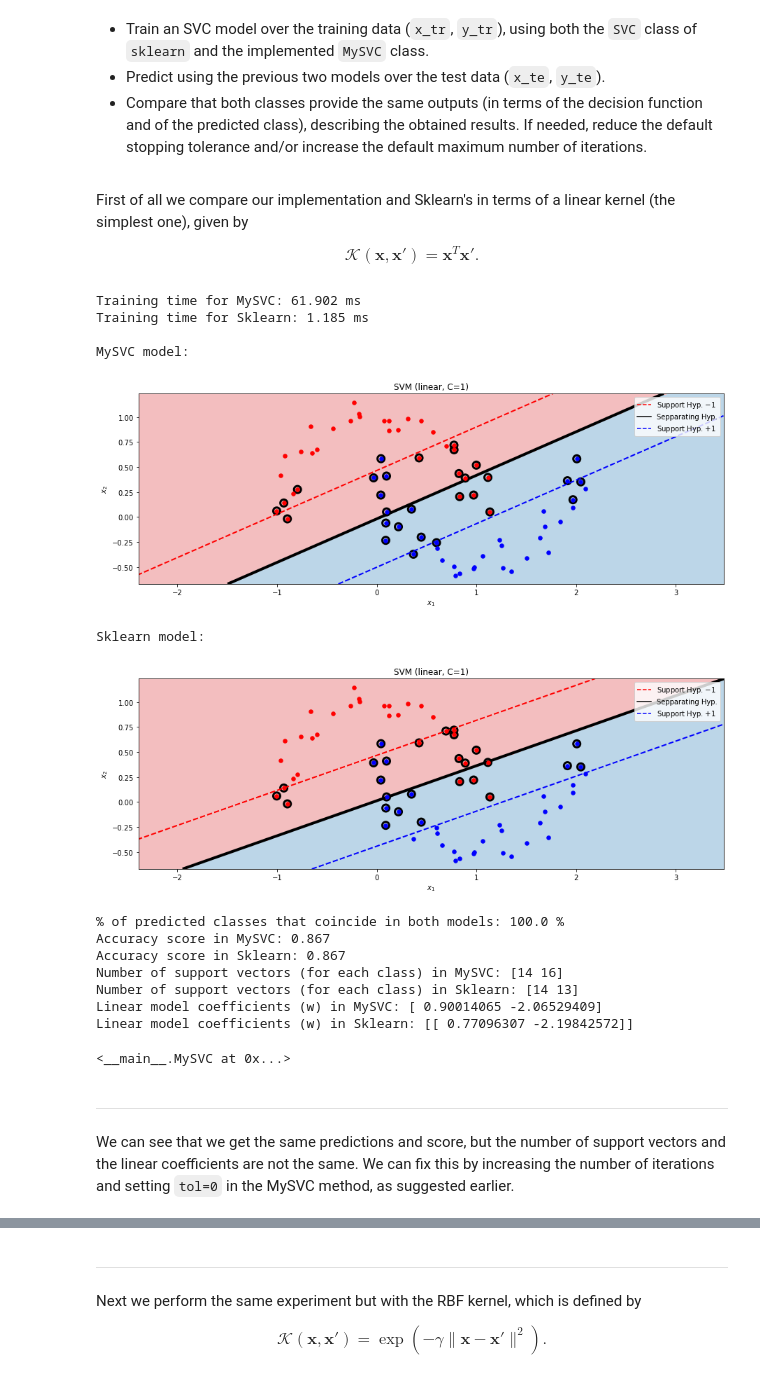
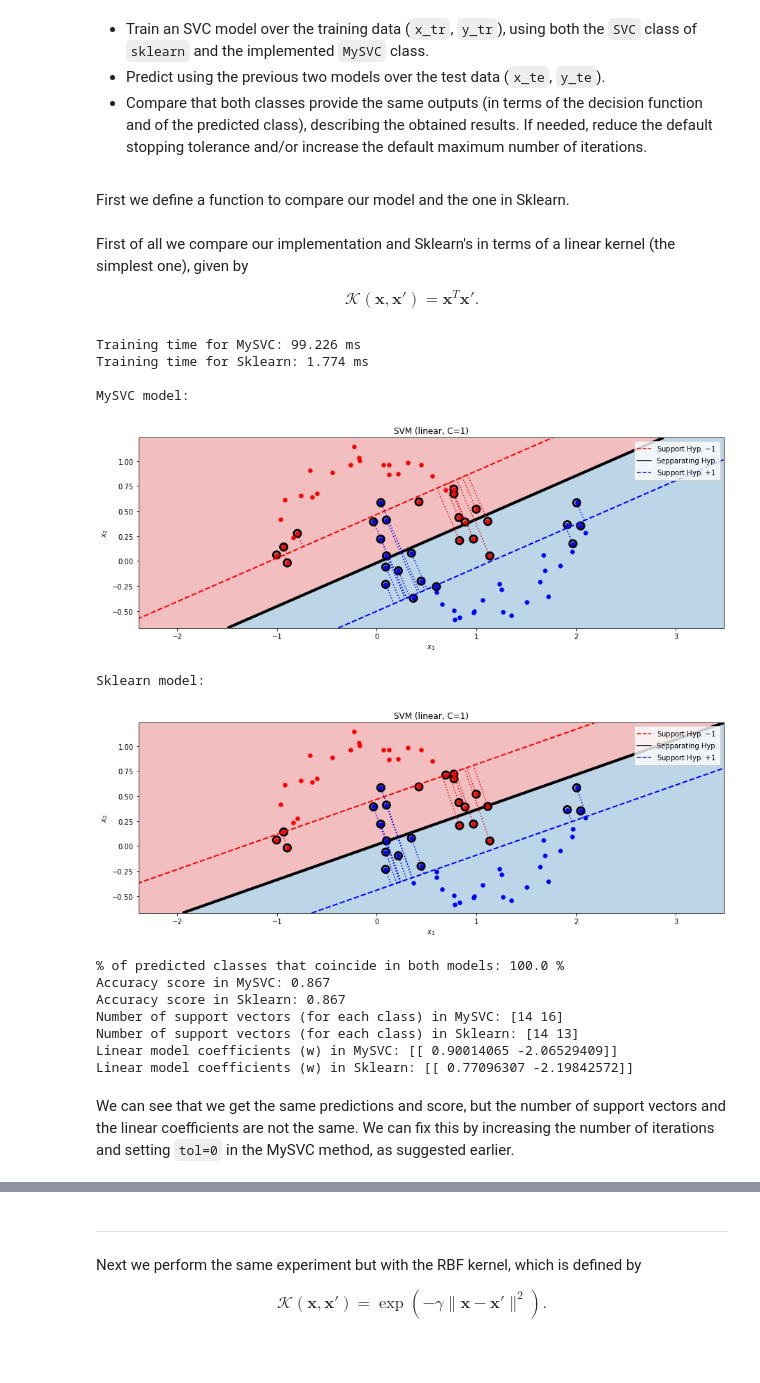
Before and after one commit to Ludvins/MCD_Practicas_MAAA, a Jupyter notebook: P1/SMO.ipynb, the cells around one changed output, grey strips where cells are left out. Drawn from its saved outputs; the diff is of its cells as text; code cells hidden in the pictures.

```diff
--- a/P1/SMO.ipynb
+++ b/P1/SMO.ipynb
@@ -190,7 +190,7 @@ from sklearn.metrics.pairwise import linear_kernel
 
 class MySVC():
     """
-    SVC with a simplified version of SMO.
+    Binary SVC with a simplified version of SMO.
     """
 
     def __init__(self,
@@ -203,12 +203,12 @@ class MySVC():
         """
         Construct a SVC model.
           - C: regularization parameter. The strength of the regularization is
-            proportional to C.
-          - gamma: kernel coefficient.
+            inversely proportional to C. Must be positive.
+          - gamma: RBF kernel coefficient.
           - kernel: callable with signature kernel(X, Y=None) that takes two
             matrices and returns the kernel Gram matrix; or one of 'linear' or 'rbf'.
-            If the kernel is a function, the rest of the parameters should be fixed before
-            constructing the model.
+            If the kernel is a function, the rest of its parameters (if any) should be
+            fixed before constructing the model.
           - tol: tolerance for stopping condition.
           - max_iter: maximum number of iterations for SMO.
           - random_state: seed for randomness.
@@ -254,7 +254,6 @@ class MySVC():
         else:
             print("[Error]: Not a valid kernel.")
             exit()
-
 
         # Pre-compute all kernel configurations (optimized for self-distances matrix).
         K = self.kernel_(X, None)
@@ -308,12 +307,12 @@ class MySVC():
         self.dual_coef_ = a[self.support_] * y[self.support_]
         self.coef_ = None
         self.fit_status_ = 0
-        self.classes_ = np.array([-1, 1])
+        self.classes_ = np.unique(y)
         self.shape_fit_ = X.shape
 
         # In the linear case we can recover the weights 'w' of the primal solution
         if self.kernel == 'linear':
-            self.coef_ = (a * y) @ X
+            self.coef_ = ((a * y) @ X).reshape(1, -1) # Reshape for compatibility with Sklearn
 
         return self
 
@@ -394,6 +393,8 @@ plt.title('Test'); plt.show()
 * Compare that both classes provide the same outputs (in terms of the decision function and of the predicted class), describing the obtained results. If needed, reduce the default stopping tolerance and/or increase the default maximum number of iterations.
 
 </div>
+# %% [markdown]
+First we define a function to compare our model and the one in Sklearn.
 # %%
 import time
 
@@ -419,10 +420,13 @@ def compare_svc(x_tr, y_tr, x_te, y_te, C=1, kernel='rbf', tol=1e-3, max_iter=10
 
     # Show supporting hyperplane, decision boundary and support vectors
     if plot:
+        plot_slack = kernel == 'linear'
         print("\nMySVC model:")
-        plot_svc(x_tr, y_tr, model_my)
+        plot_svc(x_tr, y_tr, model_my, plot_slack=plot_slack)
+        plt.show()
         print("Sklearn model:")
-        plot_svc(x_tr, y_tr, model_sk)
+        plot_svc(x_tr, y_tr, model_sk, plot_slack=plot_slack)
+        plt.show()
 
     # Comparative of the predicted classes
     predict_my = model_my.predict(x_te)
@@ -440,7 +444,7 @@ def compare_svc(x_tr, y_tr, x_te, y_te, C=1, kernel='rbf', tol=1e-3, max_iter=10
     print("Number of support vectors (for each class) in MySVC:", model_my.n_support_)
     print("Number of support vectors (for each class) in Sklearn:", model_sk.n_support_)
 
-    # Comparative of primal coefficients
+    # Comparative of primal coefficients if applicable
     if kernel == 'linear':
         print("Linear model coefficients (w) in MySVC:", model_my.coef_)
         print("Linear model coefficients (w) in Sklearn:", model_sk.coef_)
@@ -453,24 +457,23 @@ $$
 \mathcal{K}(\mathbf{x}, \mathbf{x'})=\mathbf{x}^T\mathbf{x'}.
 $$
 # %%
-compare_svc(x_tr, y_tr, x_te, y_te, kernel='linear', plot = True)
+C=1
+model_my_linear = compare_svc(x_tr, y_tr, x_te, y_te, C=C, kernel='linear', plot = True)
 # %% [output]
-Training time for MySVC: 61.902 ms
-Training time for Sklearn: 1.185 ms
+Training time for MySVC: 99.226 ms
+Training time for Sklearn: 1.774 ms
 
 MySVC model:
-[figure, old version]
+[figure, new version]
 Sklearn model:
-[figure, old version]
+[figure, new version]
 % of predicted classes that coincide in both models: 100.0 %
 Accuracy score in MySVC: 0.867
 Accuracy score in Sklearn: 0.867
 Number of support vectors (for each class) in MySVC: [14 16]
 Number of support vectors (for each class) in Sklearn: [14 13]
-Linear model coefficients (w) in MySVC: [ 0.90014065 -2.06529409]
+Linear model coefficients (w) in MySVC: [[ 0.90014065 -2.06529409]]
 Linear model coefficients (w) in Sklearn: [[ 0.77096307 -2.19842572]]
-<__main__.MySVC at 0x...>
 # %% [markdown]
-----
 We can see that we get the same predictions and score, but the number of support vectors and the linear coefficients are not the same. We can fix this by increasing the number of iterations and setting `tol=0` in the MySVC method, as suggested earlier.
 # %%
```
Also changed, not shown: parts of 33 cells of this notebook, 1 other file.
